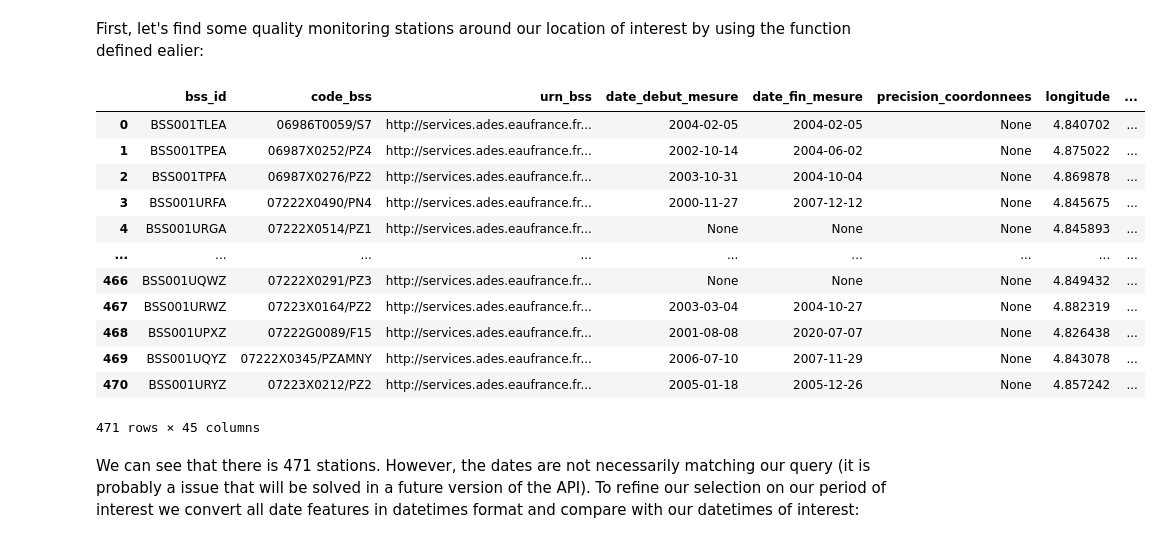
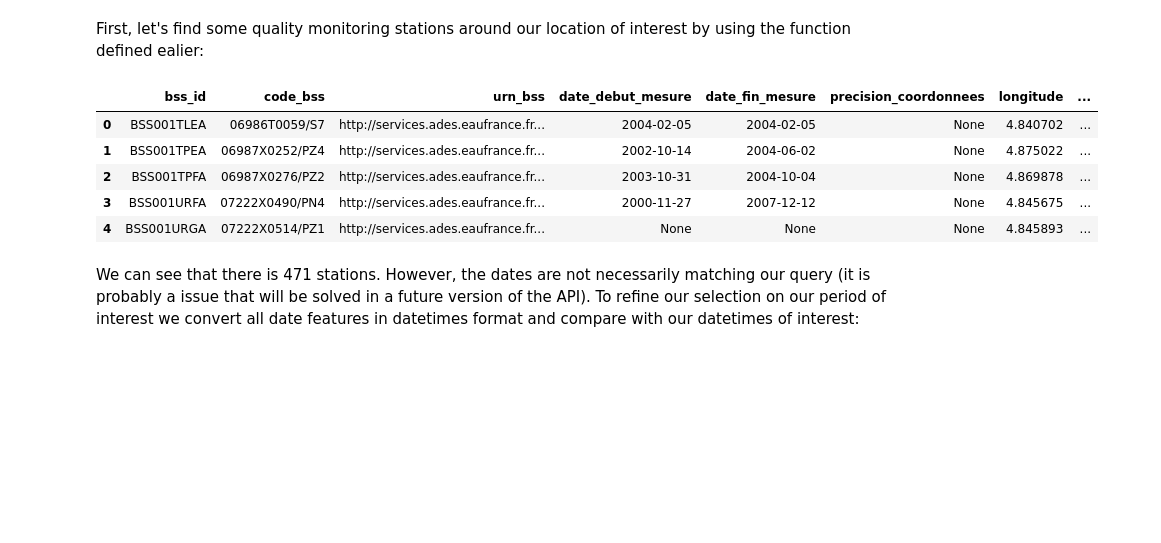
Before and after one commit to guiattard/geoscience-notebooks, a Jupyter notebook: exploring-hydro-geological-data-of-france-with-python/main-file.ipynb, the cells around one changed output. Cells and saved outputs as stored; diff of their text form; code cells hidden in the pictures; blank space fills up the shorter version.

```diff
--- a/exploring-hydro-geological-data-of-france-with-python/main-file.ipynb
+++ b/exploring-hydro-geological-data-of-france-with-python/main-file.ipynb
@@ -973,21 +927,14 @@ First, let's find some quality monitoring stations around our location of intere
 # %%
 q_url = getHubeauURLstations("quality", "2020-01-01", llc, trc)
 q_stations = StationsToDF(q_url)
-q_stations
+q_stations.head()
 # %% [output]
 |  | bss_id | code_bss | urn_bss | date_debut_mesure | date_fin_mesure | precision_coordonnees | longitude | ... |
 | 0 | BSS001TLEA | 06986T0059/S7 | http://services.ades.eaufrance.fr... | 2004-02-05 | 2004-02-05 | None | 4.840702 | ... |
 | 1 | BSS001TPEA | 06987X0252/PZ4 | http://services.ades.eaufrance.fr... | 2002-10-14 | 2004-06-02 | None | 4.875022 | ... |
 | 2 | BSS001TPFA | 06987X0276/PZ2 | http://services.ades.eaufrance.fr... | 2003-10-31 | 2004-10-04 | None | 4.869878 | ... |
 | 3 | BSS001URFA | 07222X0490/PN4 | http://services.ades.eaufrance.fr... | 2000-11-27 | 2007-12-12 | None | 4.845675 | ... |
 | 4 | BSS001URGA | 07222X0514/PZ1 | http://services.ades.eaufrance.fr... | None | None | None | 4.845893 | ... |
-| ... | ... | ... | ... | ... | ... | ... | ... | ... |
-| 466 | BSS001UQWZ | 07222X0291/PZ3 | http://services.ades.eaufrance.fr... | None | None | None | 4.849432 | ... |
-| 467 | BSS001URWZ | 07223X0164/PZ2 | http://services.ades.eaufrance.fr... | 2003-03-04 | 2004-10-27 | None | 4.882319 | ... |
-| 468 | BSS001UPXZ | 07222G0089/F15 | http://services.ades.eaufrance.fr... | 2001-08-08 | 2020-07-07 | None | 4.826438 | ... |
-| 469 | BSS001UQYZ | 07222X0345/PZAMNY | http://services.ades.eaufrance.fr... | 2006-07-10 | 2007-11-29 | None | 4.843078 | ... |
-| 470 | BSS001URYZ | 07223X0212/PZ2 | http://services.ades.eaufrance.fr... | 2005-01-18 | 2005-12-26 | None | 4.857242 | ... |
-471 rows × 45 columns
 # %% [markdown]
 We can see that there is 471 stations. However, the dates are not necessarily matching our query (it is probably a issue that will be solved in a future version of the API). To refine our selection on our period of interest we convert all date features in datetimes format and compare with our datetimes of interest:
 # %%
```
Also changed, not shown: parts of 4 cells of this notebook.
